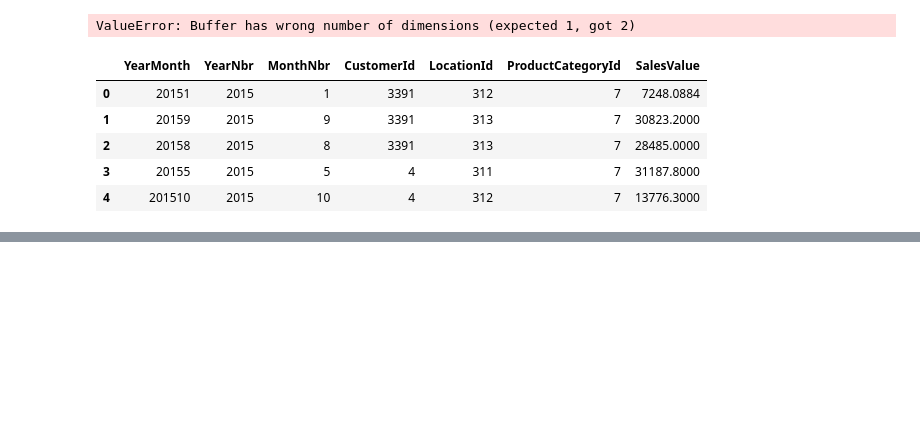
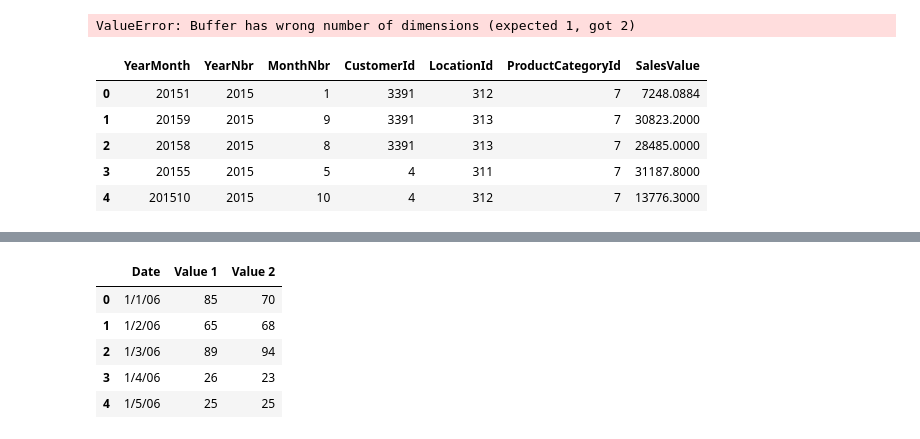
Before and after one commit to eponkratova/statistics, a Jupyter notebook: code.ipynb, the cells around one changed output, grey strips where cells are left out. Cells and saved outputs as stored; diff of their text form; code cells hidden in the pictures; blank space fills up the shorter version.

```diff
--- a/code.ipynb
+++ b/code.ipynb
@@ -1002,0 +1000,11 @@ Name: SalesValue, Length: 12197, dtype: float64
+# %%
+#Creating a control chart
+df = pd.read_csv('./files/control_chart.csv')
+df.head()
+# %% [output]
+|  | Date | Value 1 | Value 2 |
+| 0 | 1/1/06 | 85 | 70 |
+| 1 | 1/2/06 | 65 | 68 |
+| 2 | 1/3/06 | 89 | 94 |
+| 3 | 1/4/06 | 26 | 23 |
+| 4 | 1/5/06 | 25 | 25 |
```
Also changed, not shown: parts of 6 cells of this notebook, 2 other files.
